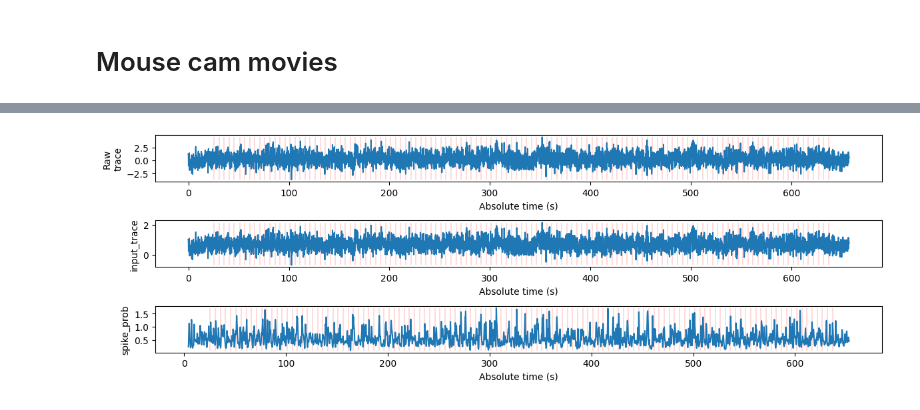
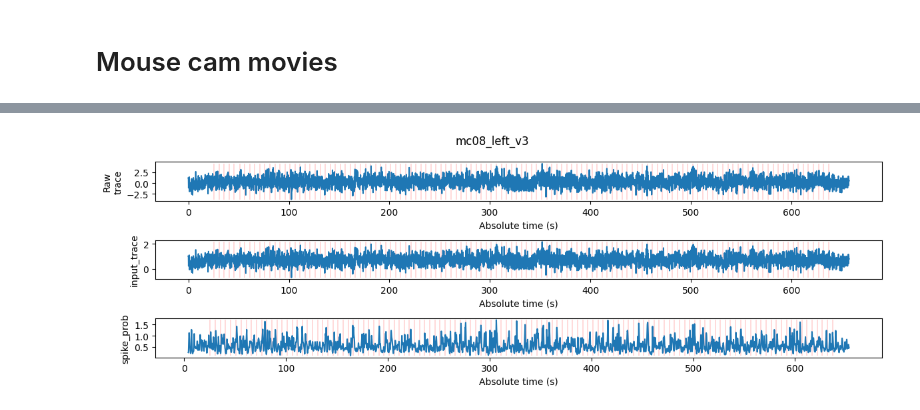
Before and after one commit to eulerlab/all-GCL-manuscript, a Jupyter notebook: notebooks/tutorials/plot_traces_and_triggers.ipynb, the cells around one changed output, grey strips where cells are left out. Cells and saved outputs as stored; diff of their text form; code cells hidden in the pictures.

Commit message:
update mc plotting

```diff
--- a/notebooks/tutorials/plot_traces_and_triggers.ipynb
+++ b/notebooks/tutorials/plot_traces_and_triggers.ipynb
@@ -24,7 +21,7 @@ from IPython.core.display_functions import clear_output
 # all_gcl_df = pd.read_parquet('/gpfs01/euler/data/SharedFiles/projects/all-GCL/database-v2-test/all_RGC_table_2026_04_29.parquet')
 # all_gcl_df = restore_numpy_arrays(all_gcl_df)
 # %%
-all_gcl_df = pd.read_pickle('/gpfs01/euler/data/SharedFiles/projects/all-GCL/database-v2-test/all_RGC_table_2026_05_07.pkl')
+all_gcl_df = pd.read_pickle('/gpfs01/euler/data/SharedFiles/projects/all-GCL/database-v2-test/all_RGC_table_2026_05_08.pkl')
 # %%
 all_gcl_df.experimenter.unique()
 # %% [output]
@@ -427,11 +424,11 @@ plot_center_surround_stim(row, prefix='blue_')
 # %% [markdown]
 # Mouse cam movies
 # %%
-def plot_cascade_trace(ax, row, kind='input_trace'):
-    trace = row[f"cascade_{kind}"]
-    trace_t0 = row[f"cascade_t0"]
-    trace_dt = row[f"cascade_dt"]
-    triggertimes = row[f"triggertimes"]
+def plot_cascade_trace(ax, row, kind='input_trace', prefix='mc_'):
+    trace = row[f"{prefix}cascade_{kind}"]
+    trace_t0 = row[f"{prefix}trace_t0"]
+    trace_dt = row[f"{prefix}trace_dt"]
+    triggertimes = row[f"{prefix}triggertimes"]
 
     trace_ts = np.arange(trace.size) * trace_dt + trace_t0
 
@@ -443,8 +440,10 @@ def plot_cascade_trace(ax, row, kind='input_trace'):
 def plot_mc_stim(row):
     fig, axs = plt.subplots(3, 1, figsize=(12, 4))
 
+    fig.suptitle(row['mc_version'])
+
     ax = axs[0]
-    plot_raw_trace(ax, row, prefix='')
+    plot_raw_trace(ax, row, prefix='mc_')
 
     ax = axs[1]
     plot_cascade_trace(ax, row, kind='input_trace')
@@ -477,4 +455,4 @@ row
 # %%
-plot_mc_stim(row)
+plot_mc_stim(all_gcl_df[all_gcl_df['mc_n_presentations']==1].iloc[0])
 # %% [output]
-[figure, old version]
+[figure, new version]
```
Also changed, not shown: parts of 3 cells of this notebook.
